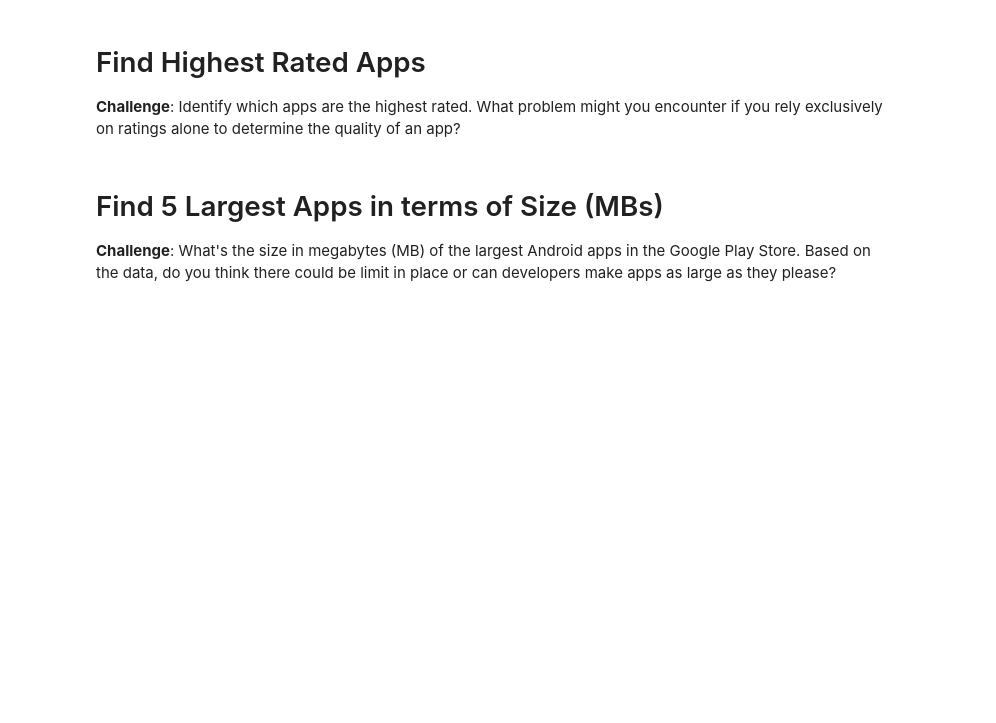
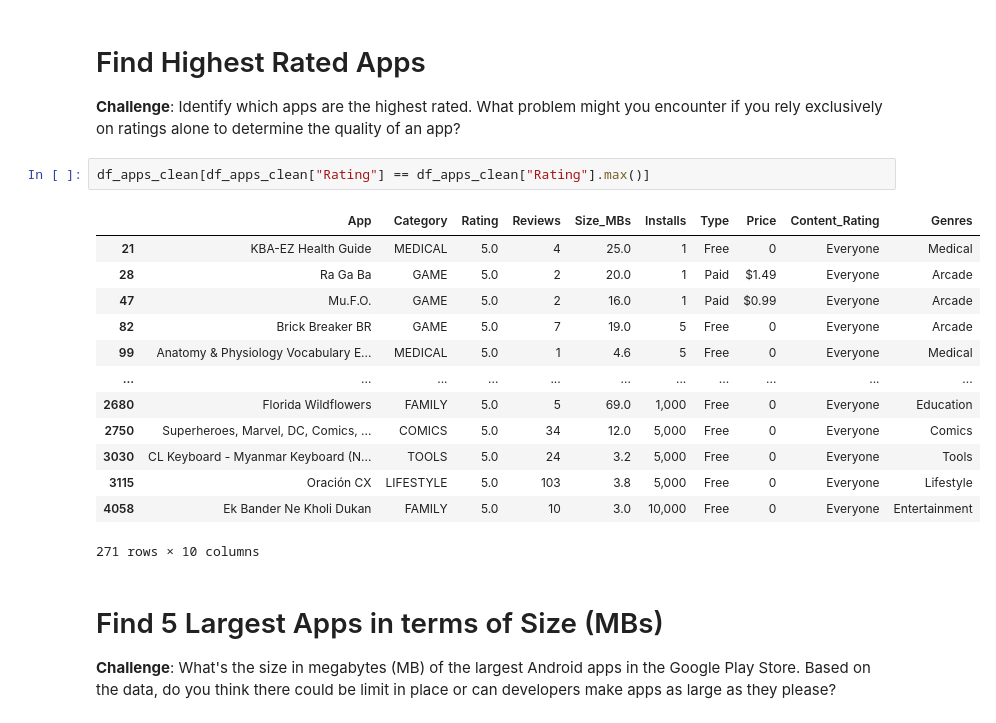
Before and after one commit to yildizramazan/google-play-store-project, a Jupyter notebook: Google Play Store App Analytics (start).ipynb, the cells around one changed output. Drawn from its saved outputs; the diff is of its cells as text; blank space fills up the shorter version.

```diff
--- a/Google Play Store App Analytics (start).ipynb
+++ b/Google Play Store App Analytics (start).ipynb
@@ -98,6 +98,22 @@ print(df_apps_clean.shape)
 # Find Highest Rated Apps
 
 **Challenge**: Identify which apps are the highest rated. What problem might you encounter if you rely exclusively on ratings alone to determine the quality of an app?
+# %%
+df_apps_clean[df_apps_clean["Rating"] == df_apps_clean["Rating"].max()]
+# %% [output]
+|  | App | Category | Rating | Reviews | Size_MBs | Installs | Type | Price | Content_Rating | Genres |
+| 21 | KBA-EZ Health Guide | MEDICAL | 5.0 | 4 | 25.0 | 1 | Free | 0 | Everyone | Medical |
+| 28 | Ra Ga Ba | GAME | 5.0 | 2 | 20.0 | 1 | Paid | $1.49 | Everyone | Arcade |
+| 47 | Mu.F.O. | GAME | 5.0 | 2 | 16.0 | 1 | Paid | $0.99 | Everyone | Arcade |
+| 82 | Brick Breaker BR | GAME | 5.0 | 7 | 19.0 | 5 | Free | 0 | Everyone | Arcade |
+| 99 | Anatomy & Physiology Vocabulary E... | MEDICAL | 5.0 | 1 | 4.6 | 5 | Free | 0 | Everyone | Medical |
+| ... | ... | ... | ... | ... | ... | ... | ... | ... | ... | ... |
+| 2680 | Florida Wildflowers | FAMILY | 5.0 | 5 | 69.0 | 1,000 | Free | 0 | Everyone | Education |
+| 2750 | Superheroes, Marvel, DC, Comics, ... | COMICS | 5.0 | 34 | 12.0 | 5,000 | Free | 0 | Everyone | Comics |
+| 3030 | CL Keyboard - Myanmar Keyboard (N... | TOOLS | 5.0 | 24 | 3.2 | 5,000 | Free | 0 | Everyone | Tools |
+| 3115 | Oración CX | LIFESTYLE | 5.0 | 103 | 3.8 | 5,000 | Free | 0 | Everyone | Lifestyle |
+| 4058 | Ek Bander Ne Kholi Dukan | FAMILY | 5.0 | 10 | 3.0 | 10,000 | Free | 0 | Everyone | Entertainment |
+271 rows × 10 columns
 # %% [markdown]
 # Find 5 Largest Apps in terms of Size (MBs)
 
```
Also changed, not shown: parts of 2 cells of this notebook.
